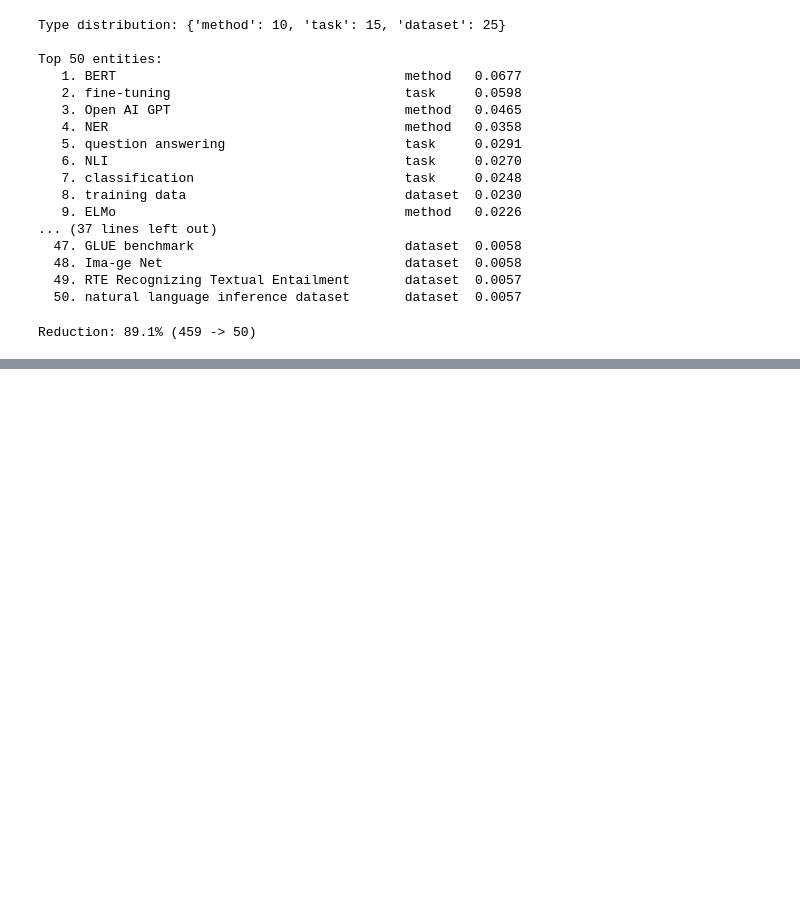
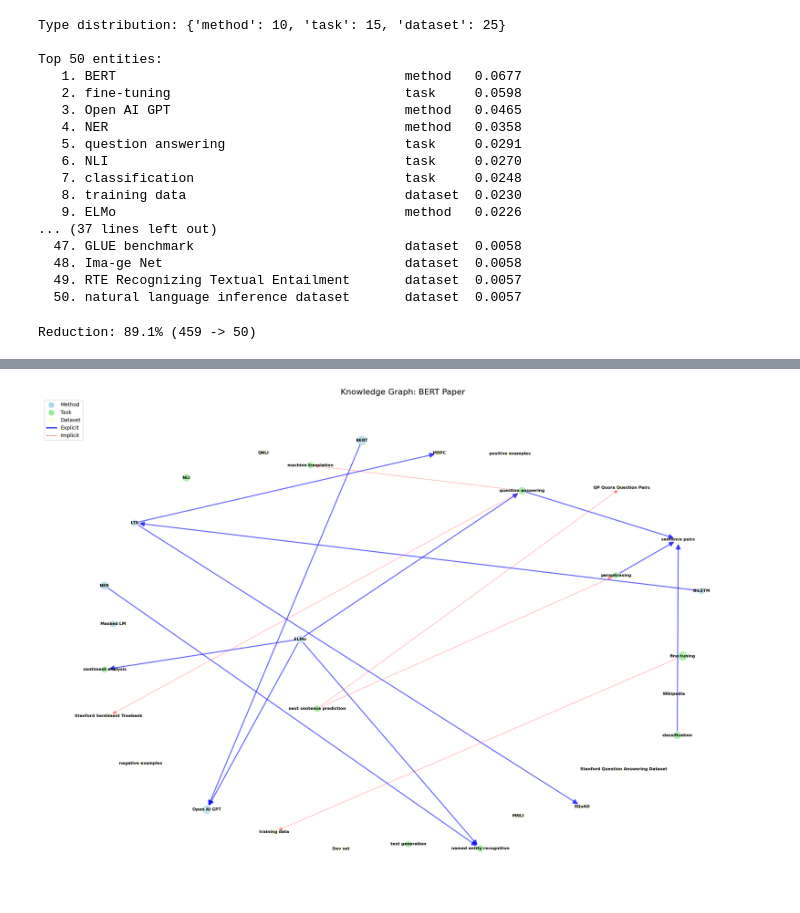
Before and after one commit to katjpg/ginkgo, a Jupyter notebook: examples/pipeline.ipynb, the cells around one changed output, grey strips where cells are left out. Cells and saved outputs as stored; diff of their text form; code cells hidden in the pictures; blank space fills up the shorter version.

Commit message:
BERT example v4 (including relations)

```diff
--- a/examples/pipeline.ipynb
+++ b/examples/pipeline.ipynb
@@ -230,3 +230,6 @@ impact = analyze_impact(all_entities, filtered_entities)
 print(f"\nReduction: {impact['reduction_pct']:.1f}% ({impact['original_count']} -> {impact['filtered_count']})")
 # %% [output]
 Reduction: 89.1% (459 -> 50)
+# %%
+sentences = [sent.text for sent in doc.sents]
+print(f"Document has {len(sentences)} sentences")
@@ -232,0 +282,5 @@ Reduction: 89.1% (459 -> 50)
+# %%
+print("\nTop 20 candidate pairs:")
+for i, c in enumerate(collocation_candidates[:20], 1):
+    print(f"{i:2d}. {c.e1:30s} ↔ {c.e2:30s}")
+    print(f"    NPMI: {c.npmi:.3f} | Co-occ: {c.n_cooc} | Sent dist: {c.sent_distance}")
@@ -232,0 +356,6 @@ Reduction: 89.1% (459 -> 50)
+# %%
+print("\nTop explicit relations:")
+for i, rel in enumerate(explicit_relations[:10], 1):
+    print(f"{i:2d}. {rel.e1:20s} --[{rel.rel_type:10s}]--> {rel.e2:20s}")
+    print(f"    Confidence: {rel.confidence:.3f} | Support: {rel.n_supporting} sentences")
+    print(f"    Exemplar: {rel.exemplar[:100]}...")
@@ -232,0 +482,6 @@ Reduction: 89.1% (459 -> 50)
+# %%
+print("\nTop implicit relations:")
+for i, rel in enumerate(implicit_relations[:10], 1):
+    print(f"{i:2d}. {rel.e_i:20s} ~~[implicit]~~ {rel.e_j:20s}")
+    print(f"    Confidence: {rel.confidence:.3f} | Bridges: {rel.n_bridges}")
+    print(f"    Bridge entities: {', '.join(rel.bridges[:3])}")
@@ -232,0 +542,72 @@ Reduction: 89.1% (459 -> 50)
+# %%
+import networkx as nx
+import matplotlib.pyplot as plt
+
+G = nx.DiGraph()
+
+for e in filtered_entities[:30]:
+    G.add_node(e['text'], type=e['type'], score=e.get('pr_score', 0))
+
+for rel in explicit_relations[:20]:
+    if rel.e1 in G.nodes() and rel.e2 in G.nodes():
+        G.add_edge(rel.e1, rel.e2,
+                   relation=rel.rel_type,
+                   confidence=rel.confidence,
+                   edge_type='explicit')
+
+for rel in implicit_relations[:10]:
+    if rel.e_i in G.nodes() and rel.e_j in G.nodes():
+        G.add_edge(rel.e_i, rel.e_j,
+                   confidence=rel.confidence,
+                   edge_type='implicit')
+
+print(f"Knowledge graph: {G.number_of_nodes()} nodes, {G.number_of_edges()} edges")
+
+plt.figure(figsize=(20, 14))
+
+pos = nx.spring_layout(G, k=2, iterations=50, seed=42)
+
+node_colors = []
+node_sizes = []
+for node in G.nodes():
+    node_type = G.nodes[node]['type']
+    if node_type == 'method':
+        node_colors.append('lightblue')
+    elif node_type == 'task':
+        node_colors.append('lightgreen')
+    elif node_type == 'dataset':
+        node_colors.append('lightyellow')
+    else:
+        node_colors.append('lightgray')
+
+    score = G.nodes[node]['score']
+    node_sizes.append(3000 * score + 100)
+
+explicit_edges = [(u, v) for u, v, d in G.edges(data=True) if d.get('edge_type') == 'explicit']
+implicit_edges = [(u, v) for u, v, d in G.edges(data=True) if d.get('edge_type') == 'implicit']
+
+nx.draw_networkx_nodes(G, pos, node_color=node_colors, node_size=node_sizes, alpha=0.7)
+
+nx.draw_networkx_edges(G, pos, edgelist=explicit_edges, edge_color='blue',
+                       arrows=True, arrowsize=20, width=2, alpha=0.6)
+
+nx.draw_networkx_edges(G, pos, edgelist=implicit_edges, edge_color='red',
+                       style='dashed', arrows=True, arrowsize=15, width=1, alpha=0.4)
+
+nx.draw_networkx_labels(G, pos, font_size=8, font_weight='bold')
+
+plt.title("Knowledge Graph: BERT Paper", fontsize=16)
+plt.axis('off')
+
+legend_elements = [
+    plt.scatter([], [], c='lightblue', s=100, label='Method'),
+    plt.scatter([], [], c='lightgreen', s=100, label='Task'),
+    plt.scatter([], [], c='lightyellow', s=100, label='Dataset'),
+    plt.Line2D([0], [0], color='blue', linewidth=2, label='Explicit'),
+    plt.Line2D([0], [0], color='red', linewidth=1, linestyle='--', label='Implicit')
+]
+plt.legend(handles=legend_elements, loc='upper left', fontsize=10)
+
+plt.tight_layout()
+plt.show()
+# %% [output]
@@ -232,0 +615 @@ Reduction: 89.1% (459 -> 50)
+[figure, added]
```
Also changed, not shown: parts of 14 cells of this notebook, 29 other files.
